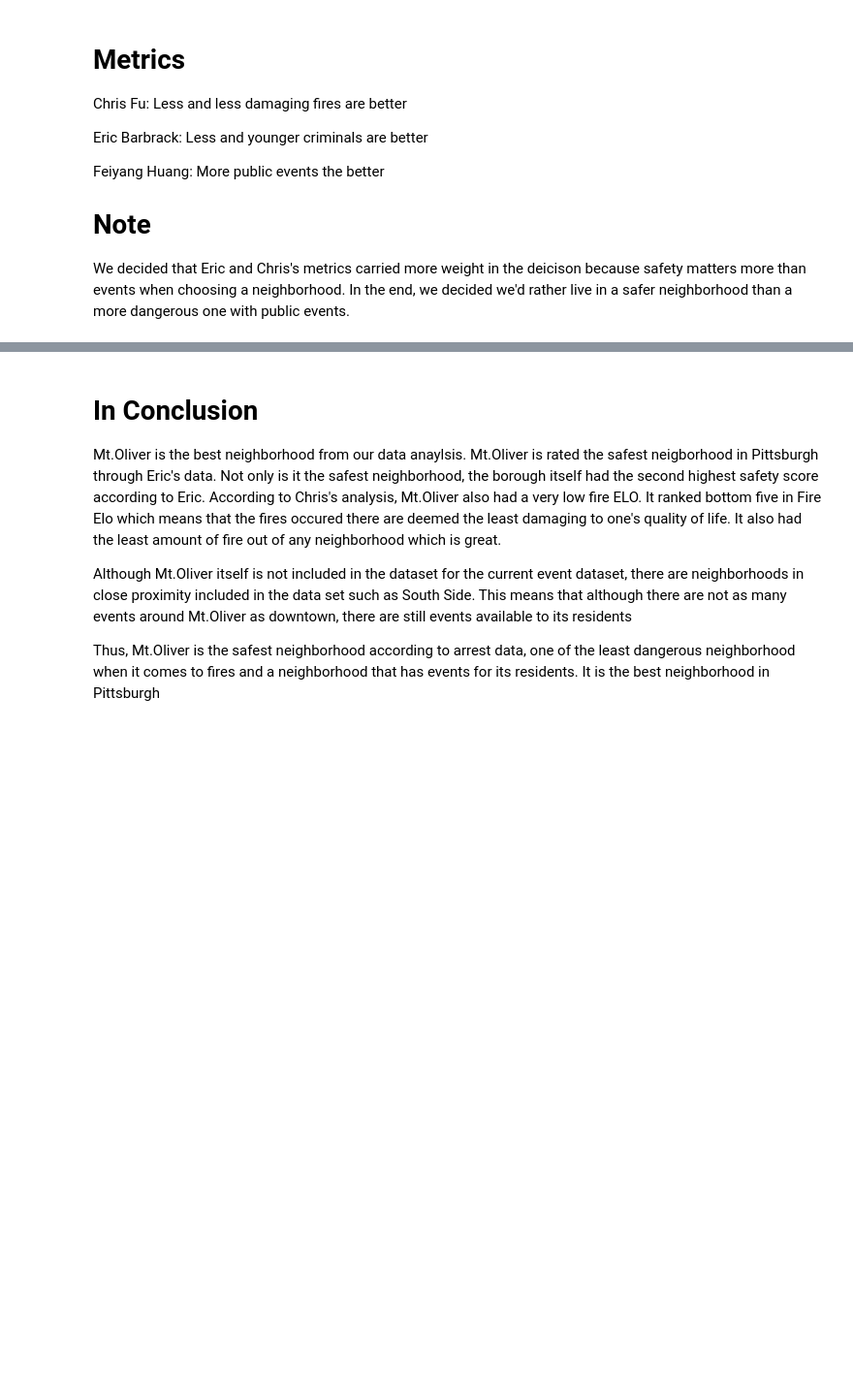
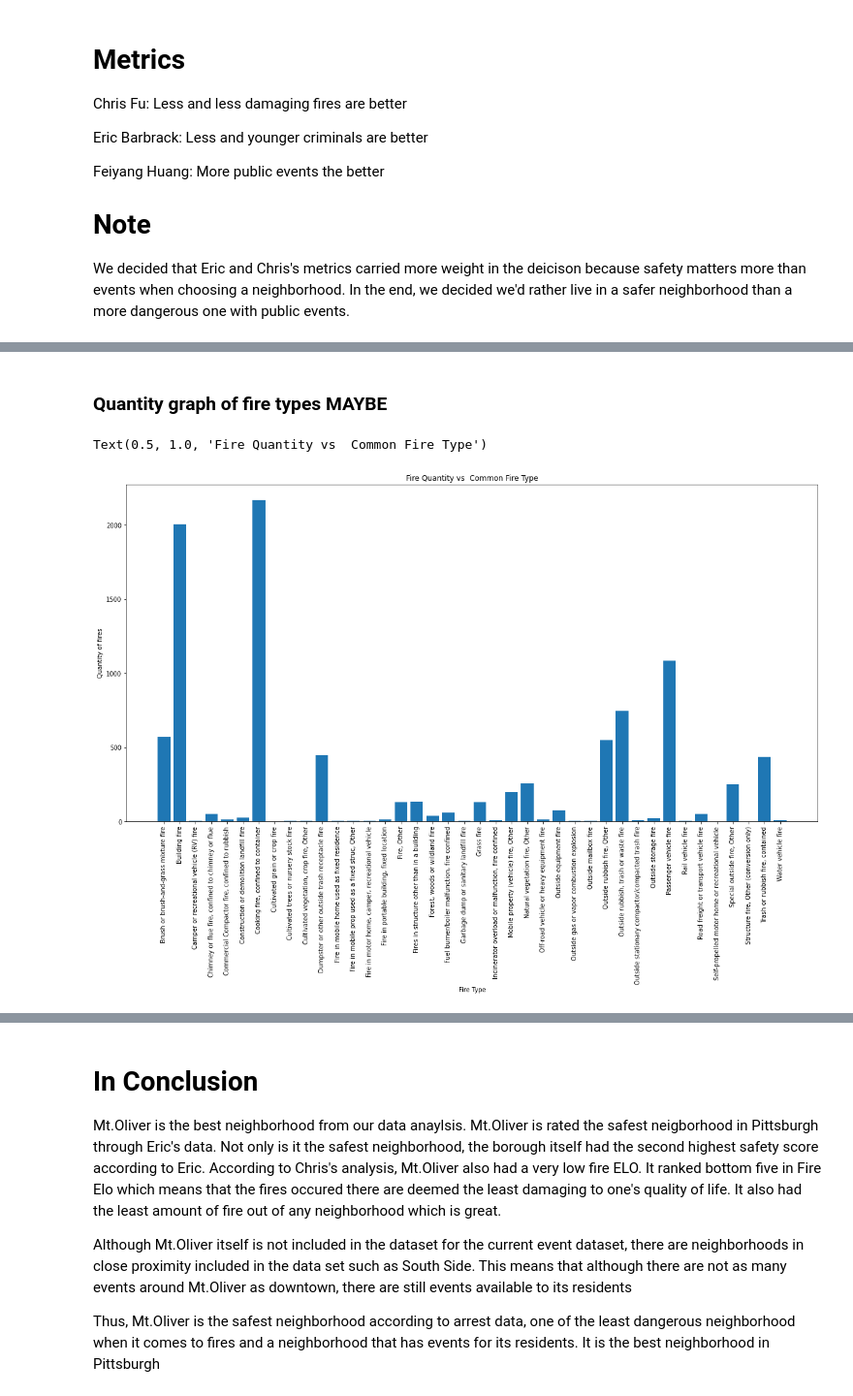
Before and after one commit to Eric-Barbrack/Big-Ideas-Final-Project, a Jupyter notebook: Explain.ipynb, the cells around one changed output, grey strips where cells are left out. Shown at 97% size. Drawn from its saved outputs; the diff is of its cells as text; code cells hidden in the pictures; blank space fills up the shorter version.

```diff
--- a/Explain.ipynb
+++ b/Explain.ipynb
@@ -10,0 +90,20 @@ We decided that Eric and Chris's metrics carried more weight in the deicison bec
+# %% [markdown]
+### Quantity graph of fire types MAYBE
+# %%
+sorted_data = dict(sorted(fireDic.items()))
+
+
+keys = list(sorted_data.keys())
+values = list(sorted_data.values())
+plt.figure(figsize=(20, 10))
+plt.bar(keys, values)
+
+# Adding labels and title
+plt.xlabel('Fire Type')
+#plt.figure(figsize=(20, 5))
+plt.ylabel('Quantity of fires')
+plt.xticks(rotation=90)
+plt.title('Fire Quantity vs  Common Fire Type')
+# %% [output]
+Text(0.5, 1.0, 'Fire Quantity vs  Common Fire Type')
+[figure, added]
```
Also changed, not shown: parts of 42 cells of this notebook, 1 other file.
